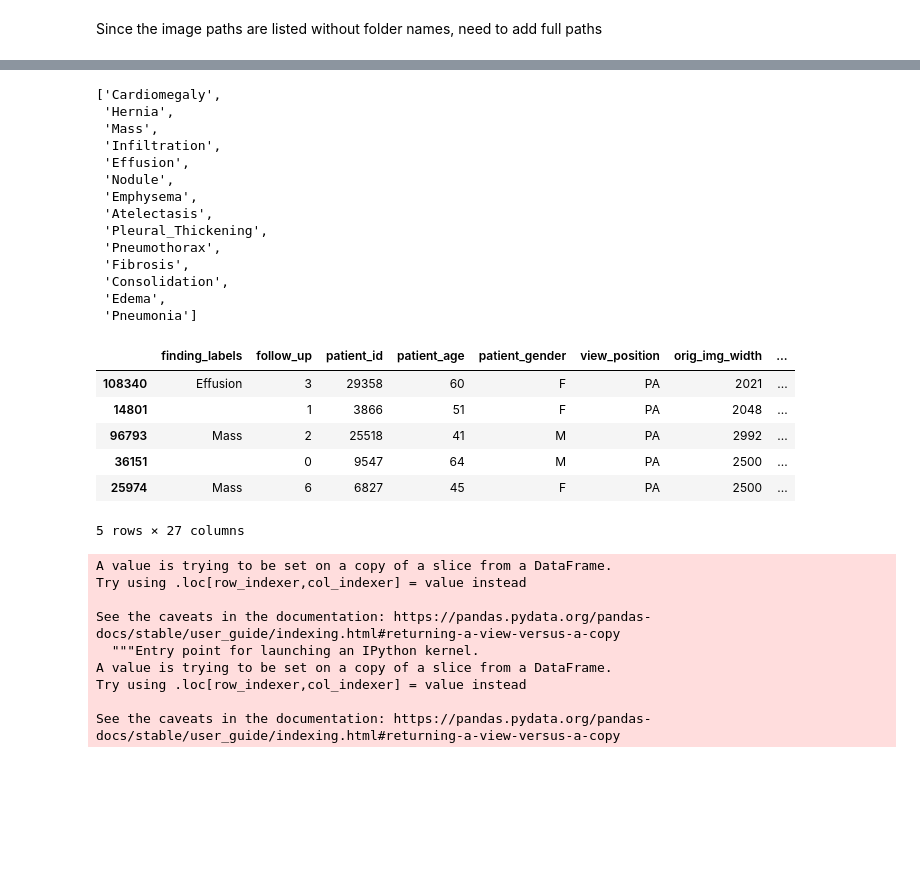
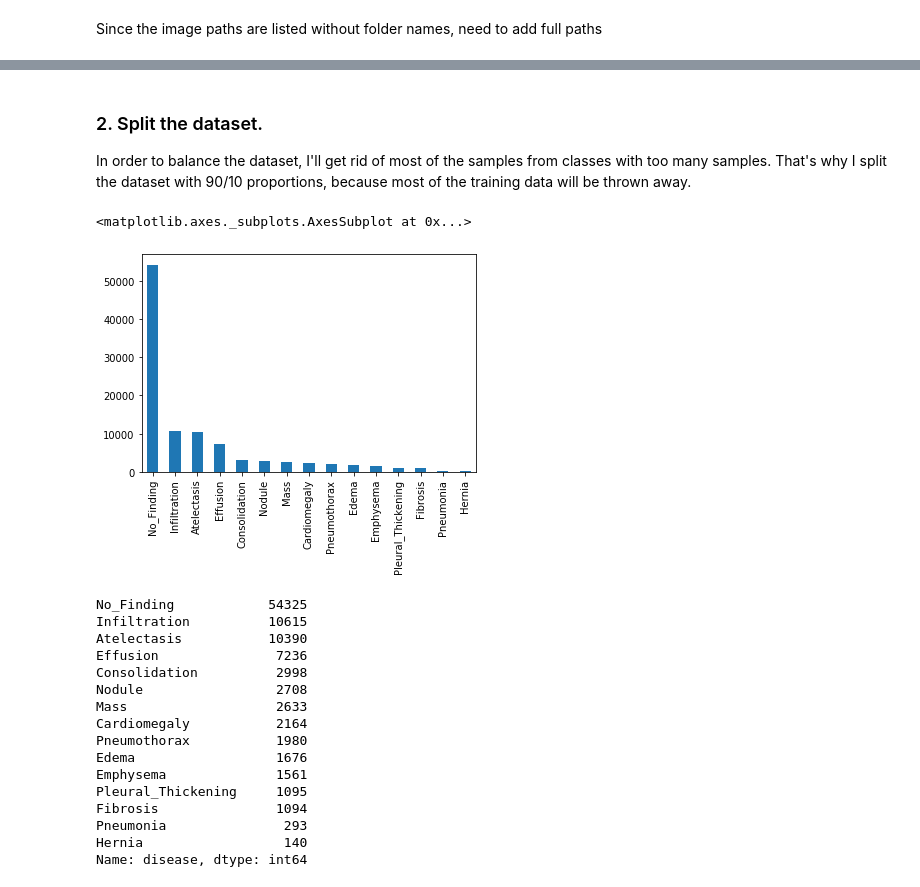
Before and after one commit to bakamoridesu/Chest_Xrays, a Jupyter notebook: chest_xrays.ipynb, the cells around one changed output, grey strips where cells are left out. Saved outputs shown, nothing was run; the diff lists cells and outputs as text; code cells hidden in the pictures; blank space fills up the shorter version.

Commit message:
finished training pipeline. added full analysis

```diff
--- a/chest_xrays.ipynb
+++ b/chest_xrays.ipynb
@@ -94,42 +70,0 @@ train_df, valid_df = train_test_split(df, test_size=0.2, random_state = 2020, st
-# %%
-diseases = df.disease.unique().tolist()
-diseases.remove('')
-diseases
-# %% [output]
-['Cardiomegaly',
- 'Hernia',
- 'Mass',
- 'Infiltration',
- 'Effusion',
- 'Nodule',
- 'Emphysema',
- 'Atelectasis',
- 'Pleural_Thickening',
- 'Pneumothorax',
- 'Fibrosis',
- 'Consolidation',
- 'Edema',
- 'Pneumonia']
-# %%
-train_df.head()
-# %% [output]
-|  | finding_labels | follow_up | patient_id | patient_age | patient_gender | view_position | orig_img_width | ... |
-| 108340 | Effusion | 3 | 29358 | 60 | F | PA | 2021 | ... |
-| 14801 |  | 1 | 3866 | 51 | F | PA | 2048 | ... |
-| 96793 | Mass | 2 | 25518 | 41 | M | PA | 2992 | ... |
-| 36151 |  | 0 | 9547 | 64 | M | PA | 2500 | ... |
-| 25974 | Mass | 6 | 6827 | 45 | F | PA | 2500 | ... |
-5 rows × 27 columns
-# %%
-train_df['labels'] = train_df.apply(lambda x: x['finding_labels'].split('|'), axis=1)
-valid_df['labels'] = valid_df.apply(lambda x: x['finding_labels'].split('|'), axis=1)
-# %% [output]
-A value is trying to be set on a copy of a slice from a DataFrame.
-Try using .loc[row_indexer,col_indexer] = value instead
-
-See the caveats in the documentation: https://pandas.pydata.org/pandas-docs/stable/user_guide/indexing.html#returning-a-view-versus-a-copy
-  """Entry point for launching an IPython kernel.
-A value is trying to be set on a copy of a slice from a DataFrame.
-Try using .loc[row_indexer,col_indexer] = value instead
-
-See the caveats in the documentation: https://pandas.pydata.org/pandas-docs/stable/user_guide/indexing.html#returning-a-view-versus-a-copy
@@ -209,0 +74,30 @@ with tf.device('/GPU:0'):
+# %% [markdown]
+### 2. Split the dataset.
+
+In order to balance the dataset, I'll get rid of most of the samples from classes with too many samples. That's why I split the dataset with 90/10 proportions, because most of the training data will be thrown away.
+# %%
+train_df, valid_df = train_test_split(df, test_size=0.1, random_state = 2020, stratify=df['disease'])
+# %%
+train_df.disease.value_counts().plot(kind='bar')
+# %% [output]
+<matplotlib.axes._subplots.AxesSubplot at 0x...>
+[figure, added]
+# %%
+train_df.disease.value_counts()
+# %% [output]
+No_Finding            54325
+Infiltration          10615
+Atelectasis           10390
+Effusion               7236
+Consolidation          2998
+Nodule                 2708
+Mass                   2633
+Cardiomegaly           2164
+Pneumothorax           1980
+Edema                  1676
+Emphysema              1561
+Pleural_Thickening     1095
+Fibrosis               1094
+Pneumonia               293
+Hernia                  140
+Name: disease, dtype: int64
```
Also changed, not shown: parts of 77 cells of this notebook.
